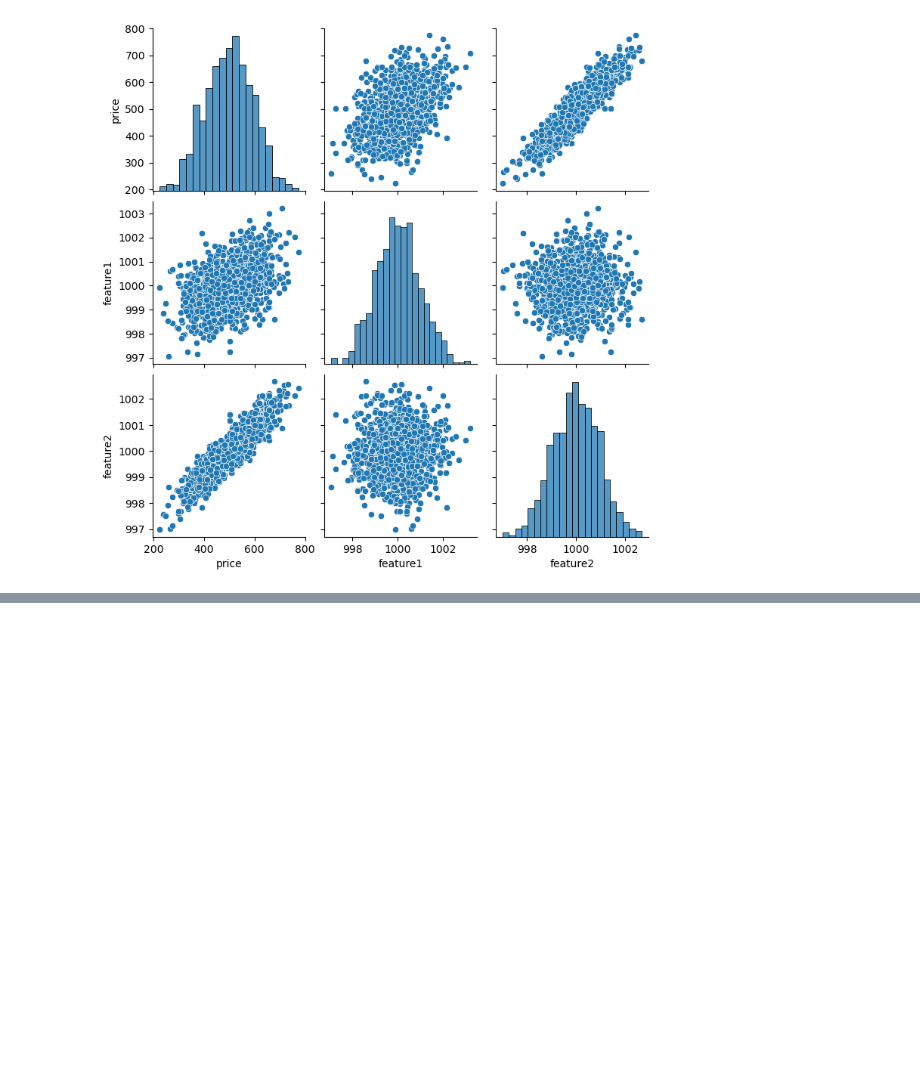
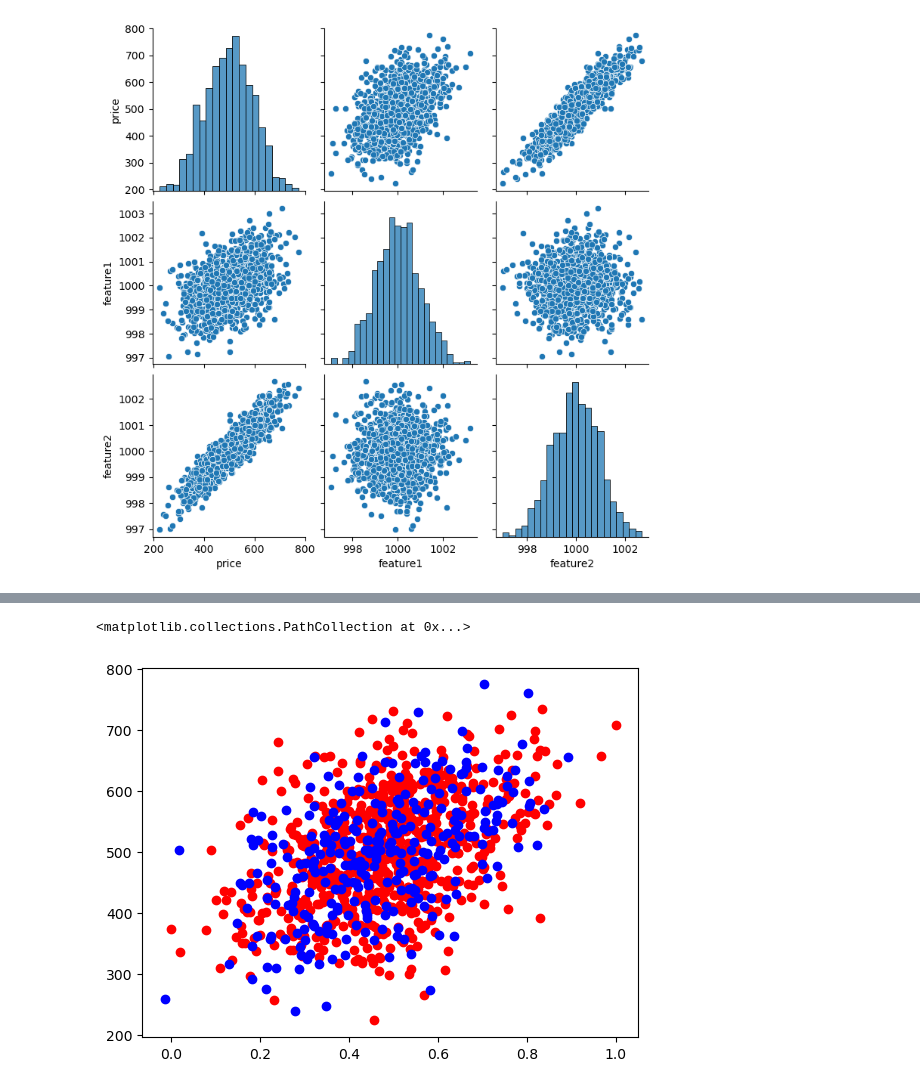
Before and after one commit to matansharon/Data-Science, a Jupyter notebook: Pierian course/My-Codes/TensorFlow_FILES/main.ipynb, the cells around one changed output, grey strips where cells are left out. Drawn from its saved outputs; the diff is of its cells as text; code cells hidden in the pictures; blank space fills up the shorter version.

```diff
--- a/Pierian course/My-Codes/TensorFlow_FILES/main.ipynb
+++ b/Pierian course/My-Codes/TensorFlow_FILES/main.ipynb
@@ -29,0 +51,7 @@ X_train, X_test, y_train, y_test = train_test_split(X, y, test_size=0.3, random_
+# %%
+#plot the x_train before and after scaling in the same plot
+plt.scatter(X_train[:,0],y_train,color='red',label='X_train')
+plt.scatter(X_test[:,0],y_test,color='blue',label='X_test')
+# %% [output]
+<matplotlib.collections.PathCollection at 0x...>
+[figure, added]
```
Also changed, not shown: parts of 4 cells of this notebook, 1 other file.
